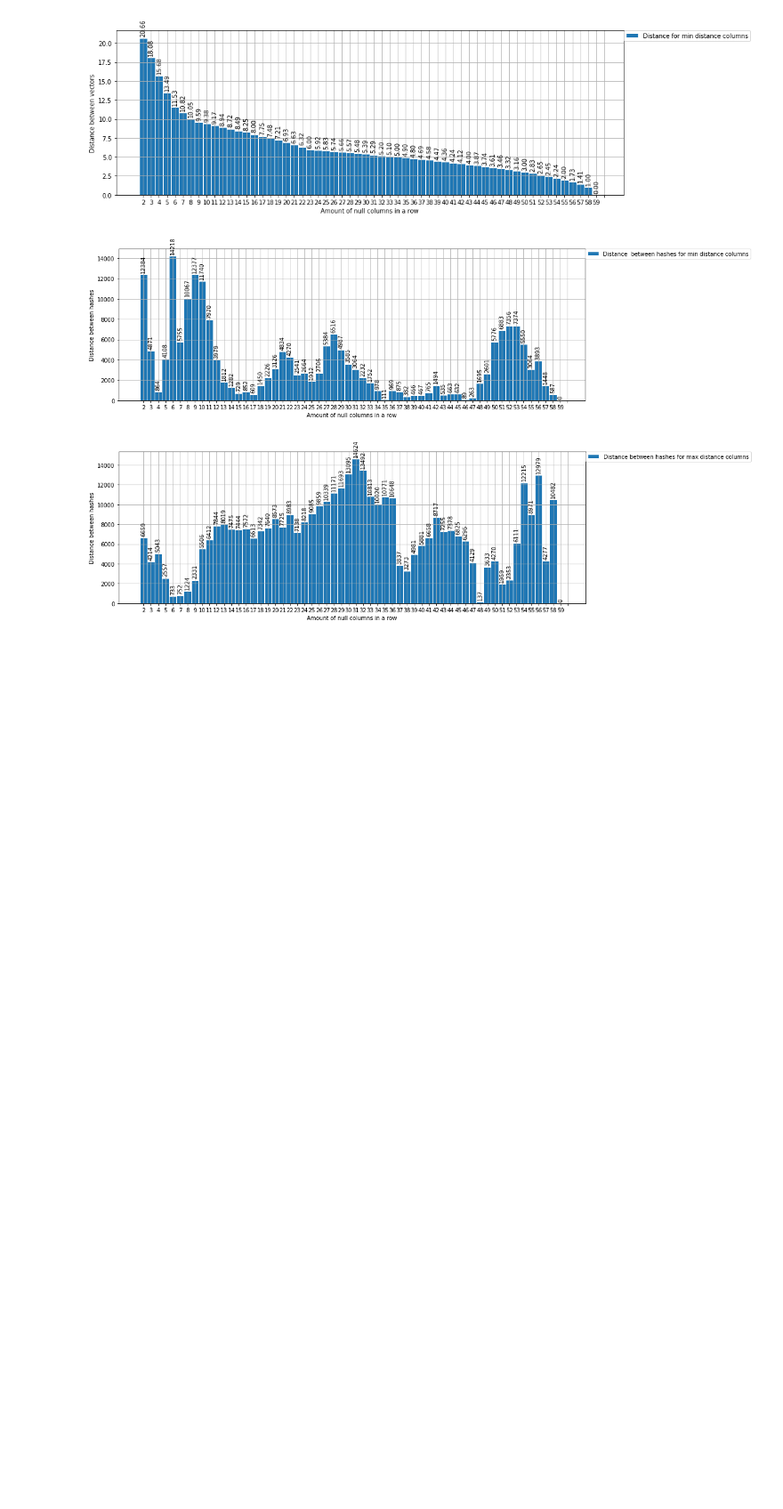
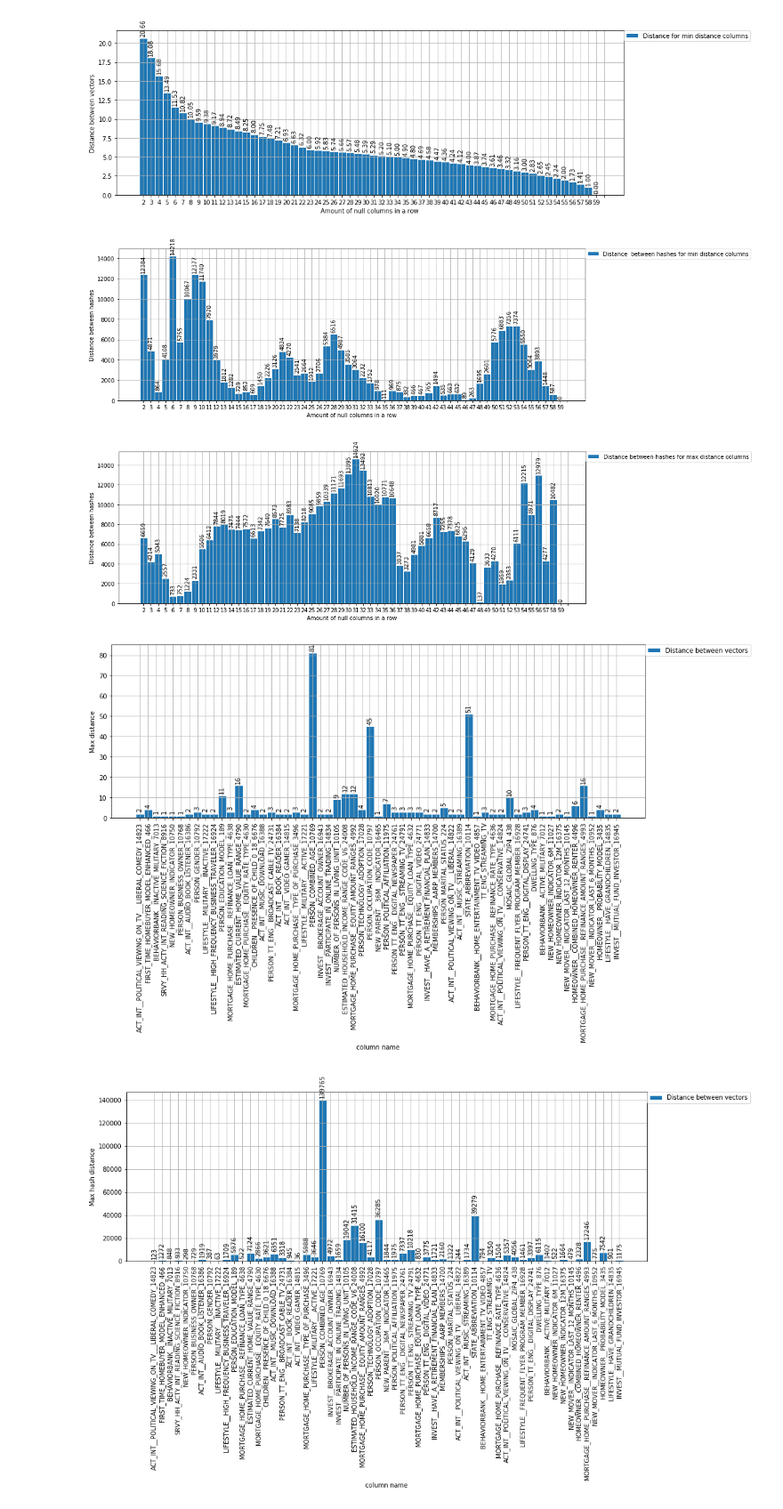
Before and after one commit to Ma-Sk/BiQuants, a Jupyter notebook: NullExperimnets/main.ipynb, the cells around one changed output. Shown at 89% size. Saved outputs shown, nothing was run; the diff lists cells and outputs as text; code cells hidden in the pictures; blank space fills up the shorter version.

```diff
--- a/NullExperimnets/main.ipynb
+++ b/NullExperimnets/main.ipynb
@@ -556,0 +701,56 @@ plt.show()
+# %%
+fig, ax = plt.subplots(figsize=(15,5))
+
+names_list = open("segmentData/seg_col_names.txt","r").read().splitlines()[3:]
+
+
+dist_list = open("distance_experiments.txt","r").read().splitlines()
+dist_res = []
+t = [list(map(float, d.split('|'))) for d in dist_list]
+dist_res.append([max(x) for x in t])
+
+xlbl = "column name"
+ylbl = "Max distance"
+show_plot(ax, dist_res[0], names_list, xlbl,ylbl, False)
+ax.legend(["Distance between vectors"], bbox_to_anchor=(1, 1), loc='upper left', borderaxespad=0.)
+plt.xticks(rotation=90)
+plt.show()
+
+fig, ax = plt.subplots(figsize=(15,5))
+
+dist_list = open("hashe_experiments.txt","r").read().splitlines()
+dist_res = []
+
+t = [list(map(float, d.split('|'))) for d in dist_list]
+t1 = []
+for i in t:
+    t1.append([abs(x) for x in i])
+dist_res.append([max(x) for x in t1])
+
+
+xlbl = "column name"
+ylbl = "Max hash distance"
+show_plot(ax, dist_res[0], names_list, xlbl,ylbl, False)
+ax.legend(["Distance between vectors"], bbox_to_anchor=(1, 1), loc='upper left', borderaxespad=0.)
+plt.xticks(rotation=90)
+plt.show()
+
+fig, ax3 = plt.subplots(figsize=(15,5))
+
+dist_res = []
+t = [list(map(float, d.split('|'))) for d in dist_list]
+t1 = []
+for i in t:
+    t1.append([abs(x) for x in i])
+dist_res.append([min(x) for x in t1])
+
+
+xlbl = "column name"
+ylbl = "Min hash distance"
+show_plot(ax3, dist_res[0], names_list, xlbl,ylbl, False)
+ax3.legend(["Distance between vectors"], bbox_to_anchor=(1, 1), loc='upper left', borderaxespad=0.)
+plt.xticks(rotation=90)
+plt.show()
+# %% [output]
+[figure, added]
+[figure, added]
```
Also changed, not shown: parts of 5 cells of this notebook, 29 other files.
